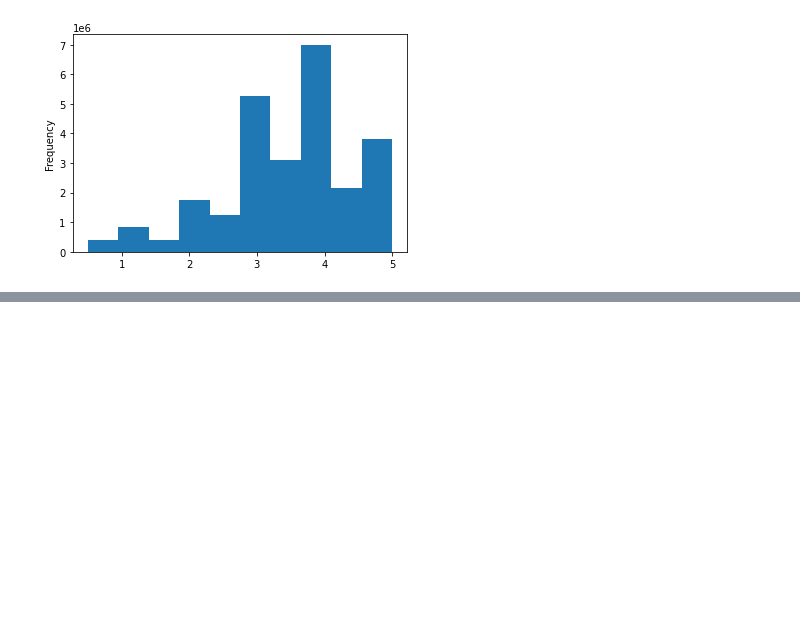
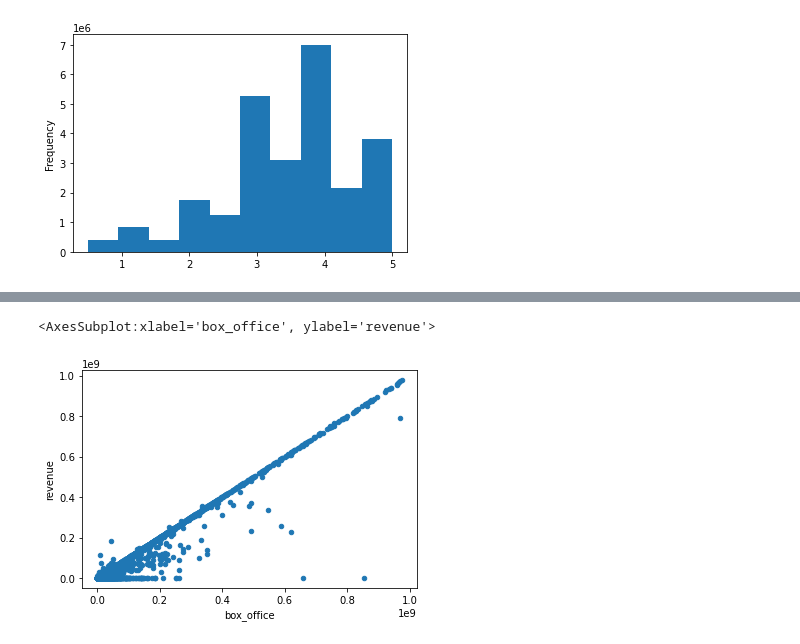
Before and after one commit to Andrew-Carlson/Movies-ETL, a Jupyter notebook: wiki_movies.ipynb, the cells around one changed output, grey strips where cells are left out. Saved outputs shown, nothing was run; the diff lists cells and outputs as text; code cells hidden in the pictures; blank space fills up the shorter version.

```diff
--- a/wiki_movies.ipynb
+++ b/wiki_movies.ipynb
@@ -1301,0 +1460,7 @@ Name: rating, dtype: float64
+# %%
+# check revenue less than $1 billion to zoom in and lookfor more consistent column
+
+movies_df[movies_df['box_office'] < 10**9].fillna(0).plot(x='box_office', y='revenue', kind='scatter')
+# %% [output]
+<AxesSubplot:xlabel='box_office', ylabel='revenue'>
+[figure, added]
```
Also changed, not shown: parts of 24 cells of this notebook.
